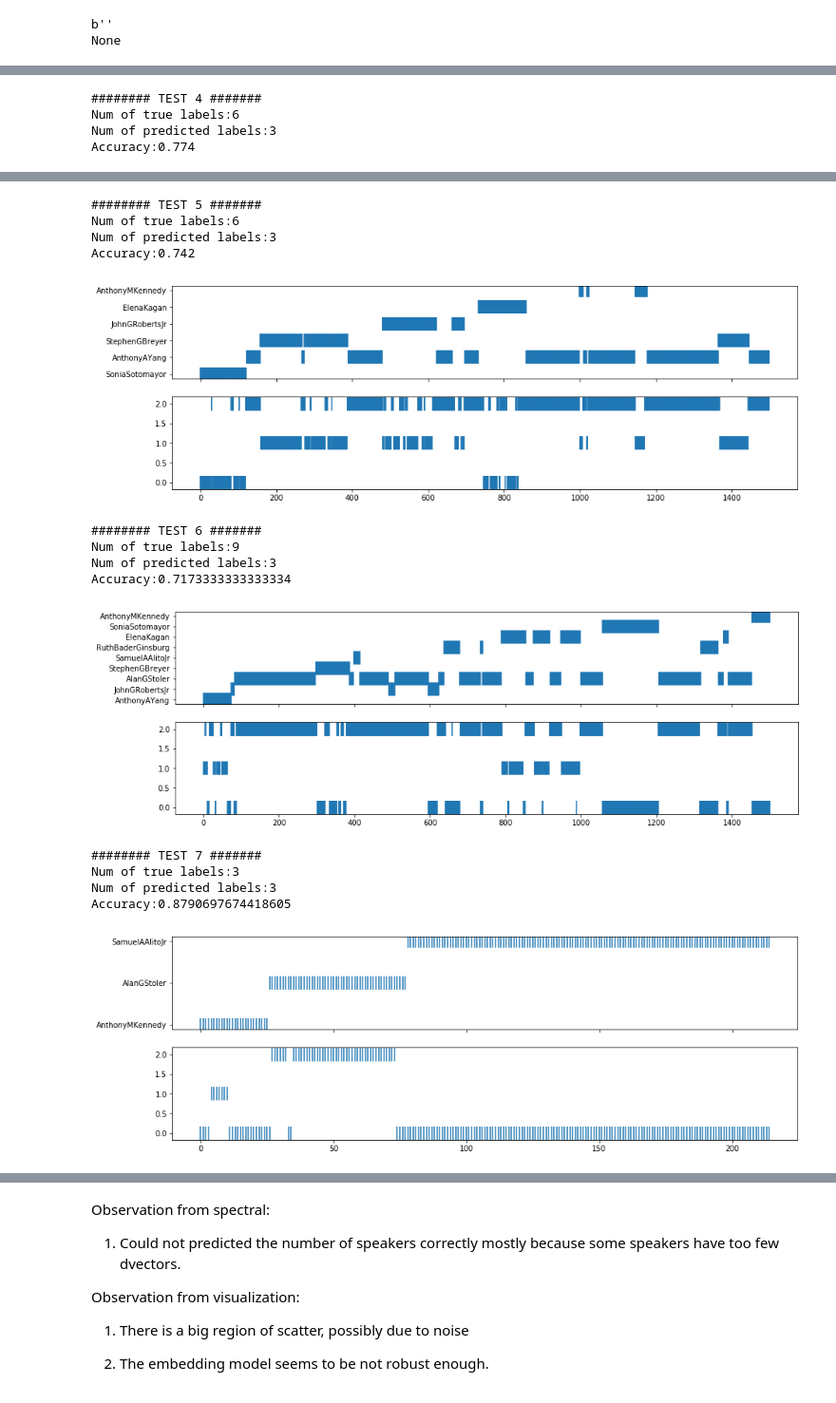
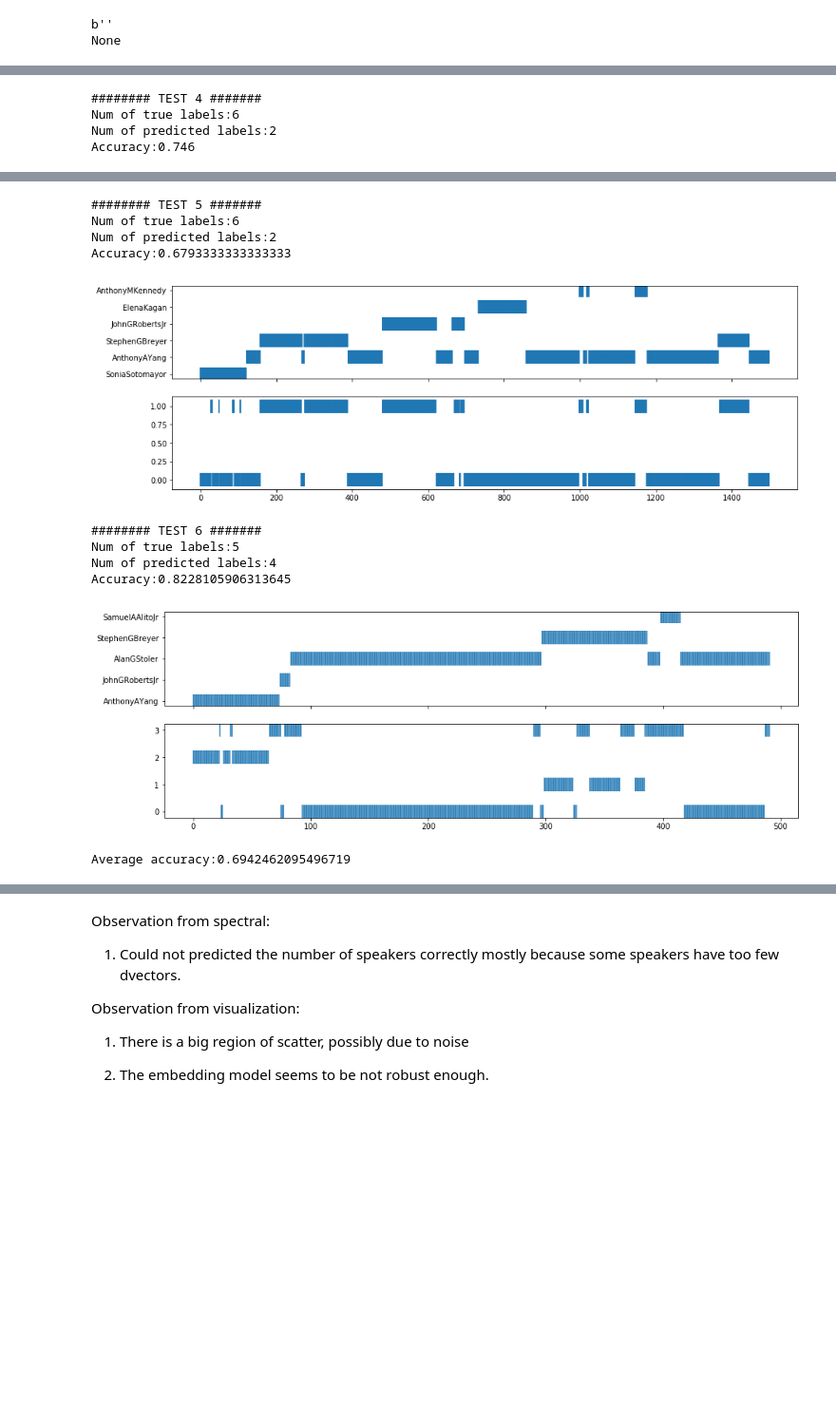
Before and after one commit to Eason6wang/PyTorch_Speaker_Verification, a Jupyter notebook: court_diarization_demo.ipynb, the cells around one changed output, grey strips where cells are left out. Shown at 95% size. Drawn from its saved outputs; the diff is of its cells as text; code cells hidden in the pictures; blank space fills up the shorter version.

```diff
--- a/court_diarization_demo.ipynb
+++ b/court_diarization_demo.ipynb
@@ -190,24 +137,27 @@ Accuracy:0.7173333333333334
 # %%
 from multiprocessing import Pool
 def spectral_parallel(sequence):
-    clusterer = SpectralClusterer(min_clusters=3,max_clusters=20,p_percentile=0.92,gaussian_blur_sigma=2)
+    clusterer = SpectralClusterer(min_clusters=2,max_clusters=20,p_percentile=0.95,gaussian_blur_sigma=2)
     labels = clusterer.predict(sequence)
     return labels
 NUM_PROCESSES = 4
 pool = Pool(NUM_PROCESSES)
 results = pool.map(spectral_parallel, test_sequences)
 index = 1
+accuracy_lst = []
 for true_labels, predicted_labels in zip(test_cluster_ids, results):
     print("######## TEST " + str(index) + " #######")
     print("Num of true labels:" + str(len(set(true_labels))))
     print("Num of predicted labels:" + str(len(set(predicted_labels))))
     accuracy = uisrnn.compute_sequence_match_accuracy(list(true_labels), list(predicted_labels))
+    accuracy_lst.append(accuracy)
     print("Accuracy:" + str(accuracy))
     index += 1
     f, (ax1, ax2) = plt.subplots(2, sharex=True, figsize=(15, 5))
     ax1.scatter(range(len(true_labels)), true_labels, s=300, marker='|')
     ax2.scatter(range(len(predicted_labels)), predicted_labels, s=300, marker='|')
     plt.show()
+print('Average accuracy:' + str(np.mean(accuracy_lst)))
 # %% [output]
 ######## TEST 1 #######
 Num of true labels:7
@@ -227,4 +177,4 @@ Accuracy:0.632
 ######## TEST 4 #######
 Num of true labels:6
-Num of predicted labels:3
-Accuracy:0.774
+Num of predicted labels:2
+Accuracy:0.746
@@ -232,15 +182,11 @@ Accuracy:0.774
 ######## TEST 5 #######
 Num of true labels:6
-Num of predicted labels:3
-Accuracy:0.742
+Num of predicted labels:2
+Accuracy:0.6793333333333333
-[figure, old version]
+[figure, new version]
 ######## TEST 6 #######
-Num of true labels:9
-Num of predicted labels:3
-Accuracy:0.7173333333333334
+Num of true labels:5
+Num of predicted labels:4
+Accuracy:0.8228105906313645
-[figure, old version]
+[figure, new version]
-######## TEST 7 #######
-Num of true labels:3
-Num of predicted labels:3
-Accuracy:0.8790697674418605
+Average accuracy:0.6942462095496719
-[figure, removed]
```
Also changed, not shown: parts of 12 cells of this notebook, 1 other file.
